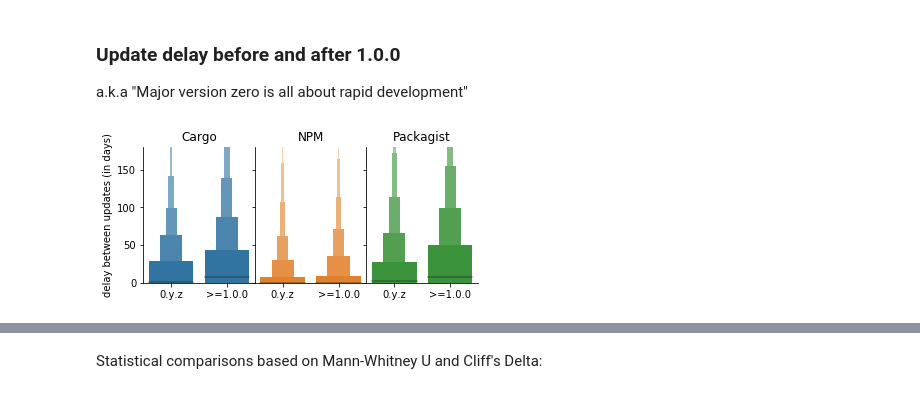
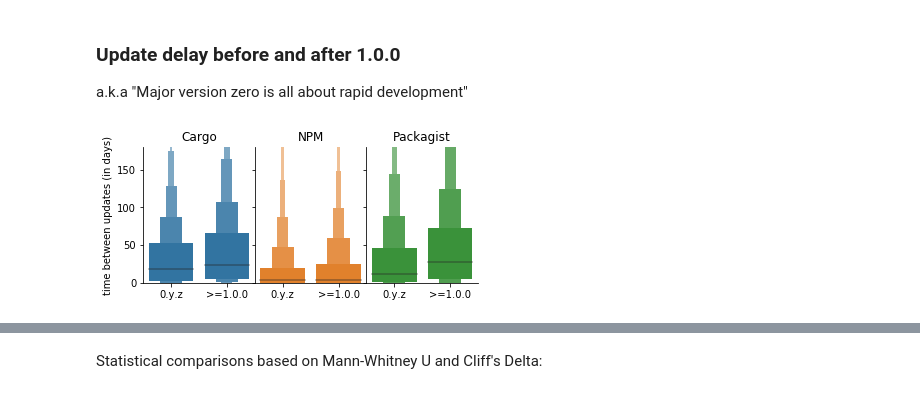
Before and after one commit to AlexandreDecan/secos-zero, a Jupyter notebook: notebooks/Magic zero.ipynb, the cells around one changed output, grey strips where cells are left out. Cells and saved outputs as stored; diff of their text form; code cells hidden in the pictures.

```diff
--- a/notebooks/Magic zero.ipynb
+++ b/notebooks/Magic zero.ipynb
@@ -488,9 +488,10 @@ data = pandas.concat([
         nb=('version', 'count'),
     )
     .reset_index()
+    [lambda d: d['nb'] > 1]
     .assign(delay=lambda d: (d['last'] - d['first']).dt.days / d['nb'])
     .assign(ecosystem=ecosystem)
-    [['ecosystem', 'when', 'nb', 'delay']]
+    [['ecosystem', 'package', 'when', 'nb', 'delay']]
     for ecosystem in ECOSYSTEMS],
     axis=0
 )
@@ -500,35 +501,35 @@ fig, axes = matplotlib.pyplot.subplots(
     sharex=False,
     sharey=True,
     gridspec_kw=dict(wspace=0)
 )
 
 for i, ecosystem in enumerate(ECOSYSTEMS):
     seaborn.boxenplot(
         y='delay',
         x='when',
         data=data[lambda d: d['ecosystem'] == ecosystem],
         order=['0.y.z', '>=1.0.0'],
         color=COLORS[ecosystem],
         ax=axes[i],
     )
 
     axes[i].set(
         title=ecosystem,
         xlabel='',
         ylabel=''
     )
 
 seaborn.despine(fig, top=True, right=True)
 
 axes[0].set(
     xlabel='',
-    ylabel='delay between updates (in days)',
+    ylabel='time between updates (in days)',
     ylim=(0, 180),
 )
 
 savefig(fig, 'rapid_update_delay')
 # %% [output]
-[figure, old version]
+[figure, new version]
 # %%
 (
     data
```
Also changed, not shown: parts of 3 cells of this notebook.
